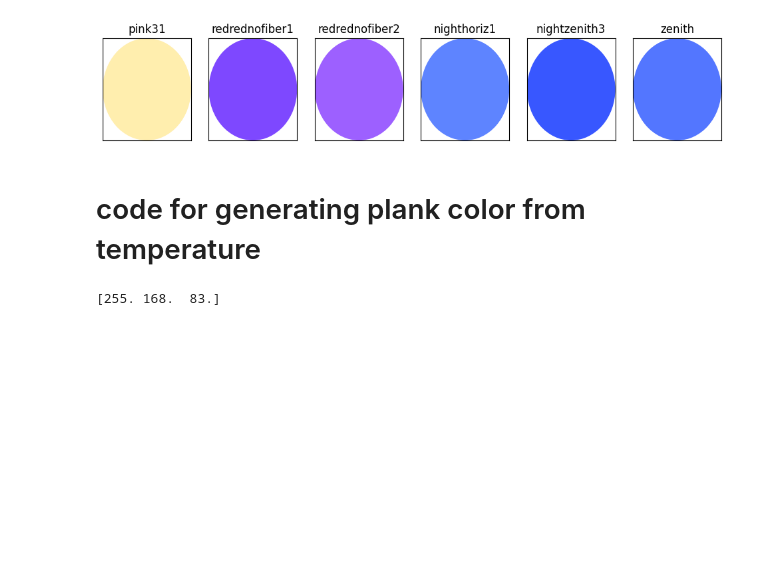
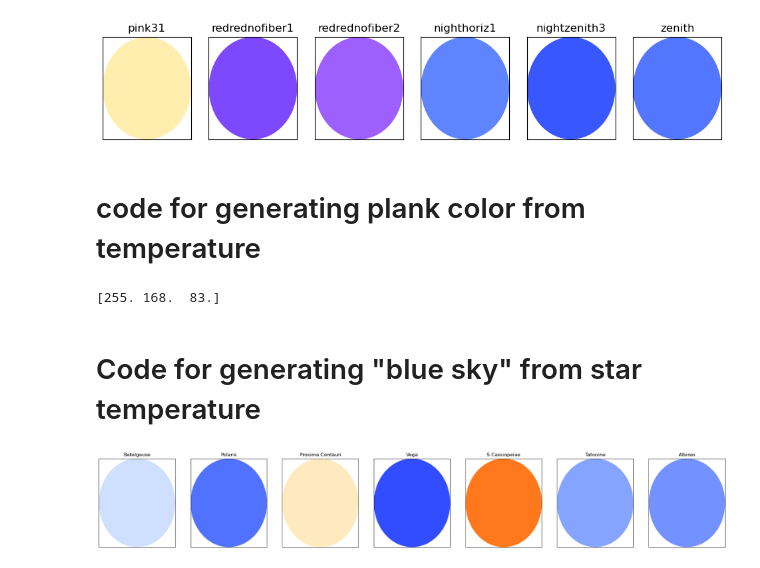
Before and after one commit to bcheung2001/sunlamp, a Jupyter notebook: spectra_to_rgb.ipynb, the cells around one changed output. Cells and saved outputs as stored; diff of their text form; code cells hidden in the pictures; blank space fills up the shorter version.

Commit message:
Added hardcoded star examples

```diff
--- a/spectra_to_rgb.ipynb
+++ b/spectra_to_rgb.ipynb
@@ -220,3 +220,54 @@ def blackbody_color(T):
 print(blackbody_color(3500))
 # %% [output]
 [255. 168.  83.]
+# %% [markdown]
+# Code for generating "blue sky" from star temperature
+# %%
+stars = ['Betelgeuse', 'Polaris', 'Proxima Centauri', 'Vega', 'S Cassiopeiae']
+binary_stars = ['Tatooine', 'Albireo']
+
+single_temps = [3600, 6015, 2992, 9602, 1800]
+binary_temps = [[4450,3311], [4383,13200]]
+binary_rel_r = [[0.8916254518,0.1083745482],[0.9982579568,0.001742043236]]
+
+single_specs = []
+binary_specs = []
+
+for i in range(len(stars)):
+    single_specs.append(planck(lam,single_temps[i])/lam**4)
+
+for i in range(len(binary_stars)):
+    binary_specs.append((binary_rel_r[i][0]*planck(lam,binary_temps[i][0])+binary_rel_r[i][1]*planck(lam,binary_temps[i][1]))/lam**4)
+
+single_specs = np.array(single_specs)
+binary_specs = np.array(binary_specs)
+
+fig,ax = plt.subplots(1,len(stars)+len(binary_stars),figsize=((len(stars)+len(binary_stars))*4,4))
+
+for i in range(len(stars)):
+    html_rgb = cs.spec_to_rgb(single_specs[i], out_fmt='html')
+
+    circle = Circle(xy=(0,0), radius=1, fc=html_rgb)
+
+    ax[i].set_xlim(-1,1)
+    ax[i].set_ylim(-1,1)
+    ax[i].set_xticks([])
+    ax[i].set_yticks([])
+    ax[i].set_title(stars[i])
+
+    ax[i].add_patch(circle)
+
+for i in range(len(binary_stars)):
+    html_rgb = cs.spec_to_rgb(binary_specs[i], out_fmt='html')
+
+    circle = Circle(xy=(0,0), radius=1, fc=html_rgb)
+
+    ax[i+len(stars)].set_xlim(-1,1)
+    ax[i+len(stars)].set_ylim(-1,1)
+    ax[i+len(stars)].set_xticks([])
+    ax[i+len(stars)].set_yticks([])
+    ax[i+len(stars)].set_title(binary_stars[i])
+
+    ax[i+len(stars)].add_patch(circle)
+# %% [output]
+[figure, added]
```
Also changed, not shown: parts of 3 cells of this notebook, 1 other file.
